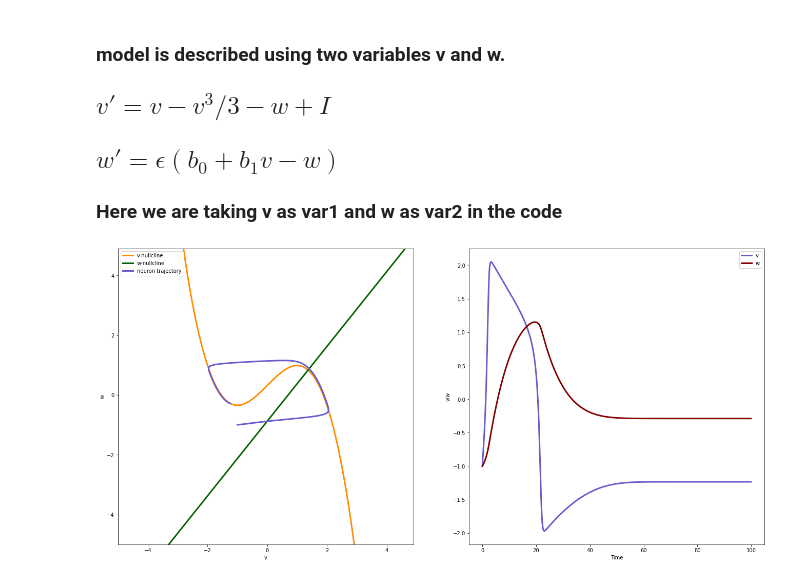
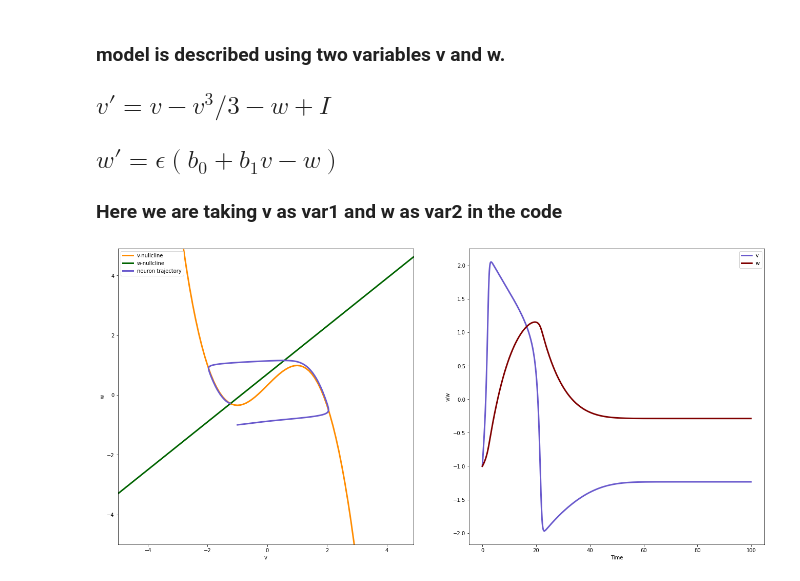
Before and after one commit to samar2605/Computational-Neuroscience, a Jupyter notebook: Fitzugh_Nagumo.ipynb, the cells around one changed output. Drawn from its saved outputs; the diff is of its cells as text; code cells hidden in the pictures.

Commit message:
all 2 var model updated

```diff
--- a/Fitzugh_Nagumo.ipynb
+++ b/Fitzugh_Nagumo.ipynb
@@ -31,12 +31,12 @@ def get_var1_nullcline(model_params,var1_range):
     return var1_nullcline
 # %%
 
-# get all values of var1 for the given range of var2 when d (var2)/dt = 0
-def get_var2_nullcline(model_params,var2_range):
+# get all values of var2 for the given range of var1 when d (var2)/dt = 0
+def get_var2_nullcline(model_params,var1_range):
     I,b0,b1,eps = model_params
-    var2_nullcline = np.zeros(len(var2_range))
-    for i in range(len(var2_range)):
-        var2_nullcline[i] = (var2_range[i]-b0)/b1
+    var2_nullcline = np.zeros(len(var1_range))
+    for i in range(len(var1_range)):
+        var2_nullcline[i] = b0 + b1*var1_range[i]
     return var2_nullcline
 # %%
 def plot_nullclines_trajectory(states,params,range1,range2,tstop,dt):
@@ -65,7 +65,7 @@ def plot_nullclines_trajectory(states,params,range1,range2,tstop,dt):
     timax.legend(loc=0)
     plt.show()
 # %%
-def get_states(states,params):
+def get_states(states,params,dt):
     # Get sequence of neuron states
     for i in range(1,states.shape[0]):
         states[i] = get_next_state(states[i-1],params,dt)
@@ -83,10 +83,10 @@ states = np.zeros((int(tstop/dt),2))
 # %%
 # Initialise model parameters
 params = [0.32,0.7,0.8,0.08]#I,b0,b1,eps for fitzhugh-nagumo model
 # Initialise neuron state
 states[0] = [-1,-1]
-states = get_states(states,params)
+states = get_states(states,params,dt)
 # Plot nullclines and trajectory of neuron in phase space
 plot_nullclines_trajectory(states,params,range1,range2,tstop,dt)
 # %% [output]
-[figure, old version]
+[figure, new version]
```
Also changed, not shown: 2 other files.
